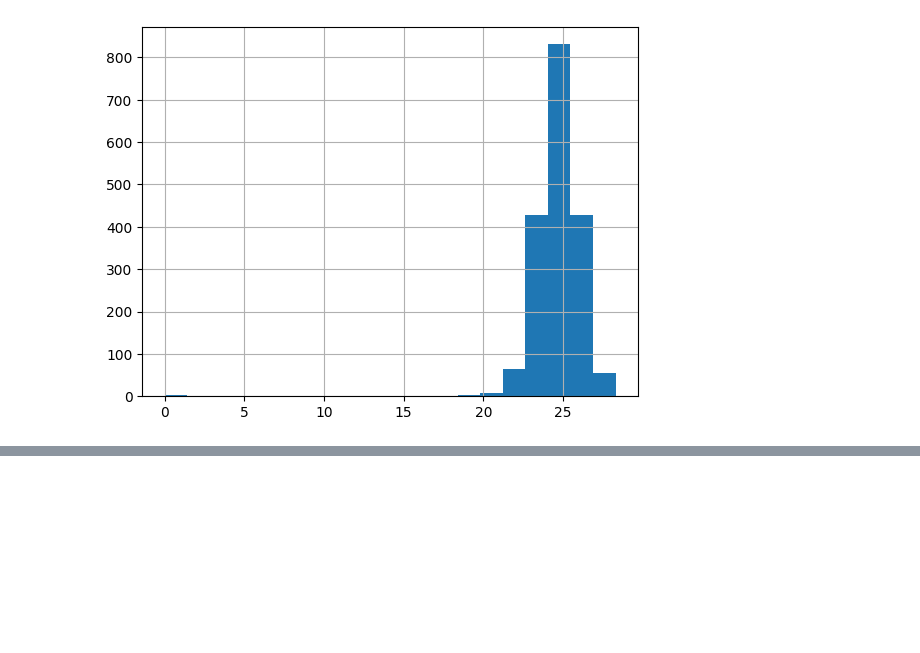
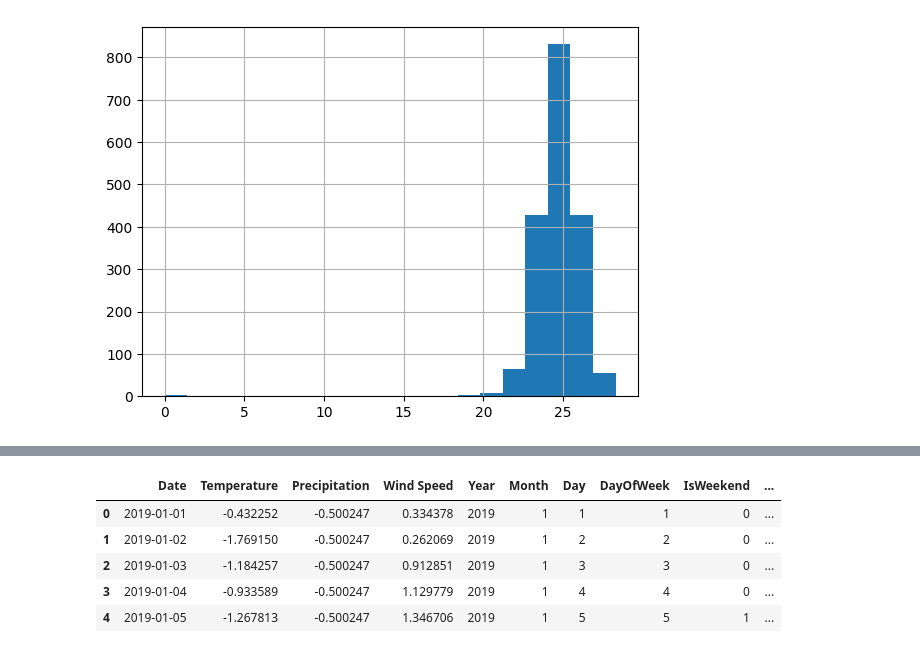
Before and after one commit to Pubudu-Piyankara/lakTravel_ML_Model, a Jupyter notebook: lakTravel.ipynb, the cells around one changed output, grey strips where cells are left out. Saved outputs shown, nothing was run; the diff lists cells and outputs as text; code cells hidden in the pictures; blank space fills up the shorter version.

```diff
--- a/lakTravel.ipynb
+++ b/lakTravel.ipynb
@@ -333,0 +386,8 @@ Actual: Comfortable_Heavy Rainfall_Light Winds, Predicted: Comfortable_Heavy Rai
+# %%
+# Calculate Z-scores for Temperature, Precipitation, and Wind Speed
+features = ['Temperature', 'Precipitation', 'Wind Speed']
+data_no_outliers[features] = stats.zscore(data_no_outliers[features])
+
+
+# Verify the normalization
+print(data_no_outliers[features].describe())
@@ -333,0 +409,9 @@ Actual: Comfortable_Heavy Rainfall_Light Winds, Predicted: Comfortable_Heavy Rai
+# %%
+data_no_outliers.head()
+# %% [output]
+|  | Date | Temperature | Precipitation | Wind Speed | Year | Month | Day | DayOfWeek | IsWeekend | ... |
+| 0 | 2019-01-01 | -0.432252 | -0.500247 | 0.334378 | 2019 | 1 | 1 | 1 | 0 | ... |
+| 1 | 2019-01-02 | -1.769150 | -0.500247 | 0.262069 | 2019 | 1 | 2 | 2 | 0 | ... |
+| 2 | 2019-01-03 | -1.184257 | -0.500247 | 0.912851 | 2019 | 1 | 3 | 3 | 0 | ... |
+| 3 | 2019-01-04 | -0.933589 | -0.500247 | 1.129779 | 2019 | 1 | 4 | 4 | 0 | ... |
+| 4 | 2019-01-05 | -1.267813 | -0.500247 | 1.346706 | 2019 | 1 | 5 | 5 | 1 | ... |
```
Also changed, not shown: parts of 34 cells of this notebook.
